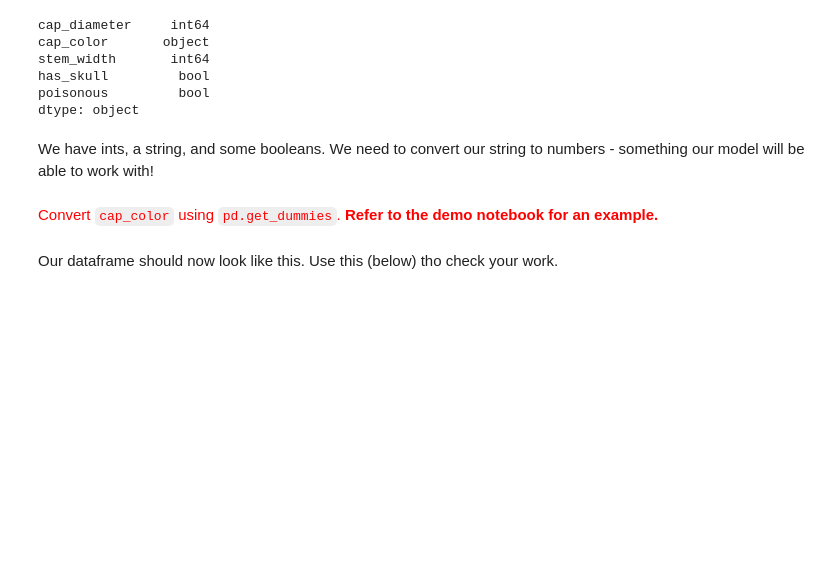
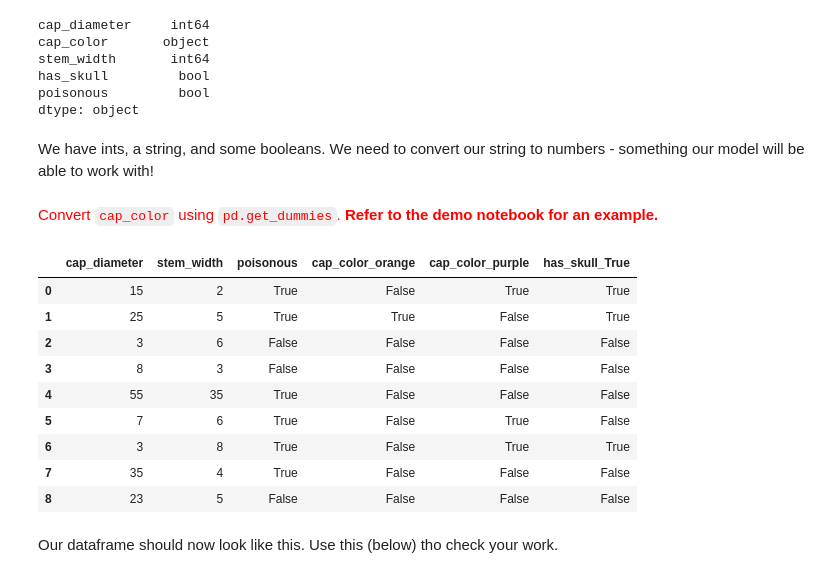
Before and after one commit to ShreeyaTadisina/shreeyatadisina.github.io, a Jupyter notebook: ITCS3162/learningExercise/Scikit Learn Exercise.ipynb, the cells around one changed output. Cells and saved outputs as stored; diff of their text form; code cells hidden in the pictures; blank space fills up the shorter version.

```diff
--- a/ITCS3162/learningExercise/Scikit Learn Exercise.ipynb
+++ b/ITCS3162/learningExercise/Scikit Learn Exercise.ipynb
@@ -128,6 +189,18 @@ We have ints, a string, and some booleans. We need to convert our string to numb
 <font color="red">Convert `cap_color` using `pd.get_dummies`. **Refer to the demo notebook for an example.**</font>
 # %%
 # TODO
+pd.get_dummies(df, columns=['cap_color', 'has_skull'], drop_first=True)
+# %% [output]
+|  | cap_diameter | stem_width | poisonous | cap_color_orange | cap_color_purple | has_skull_True |
+| 0 | 15 | 2 | True | False | True | True |
+| 1 | 25 | 5 | True | True | False | True |
+| 2 | 3 | 6 | False | False | False | False |
+| 3 | 8 | 3 | False | False | False | False |
+| 4 | 55 | 35 | True | False | False | False |
+| 5 | 7 | 6 | True | False | True | False |
+| 6 | 3 | 8 | True | False | True | True |
+| 7 | 35 | 4 | True | False | False | False |
+| 8 | 23 | 5 | False | False | False | False |
 # %% [markdown]
 Our dataframe should now look like this. Use this (below) tho check your work.
 # %%
```
Also changed, not shown: parts of 8 cells of this notebook, 6 other files.
